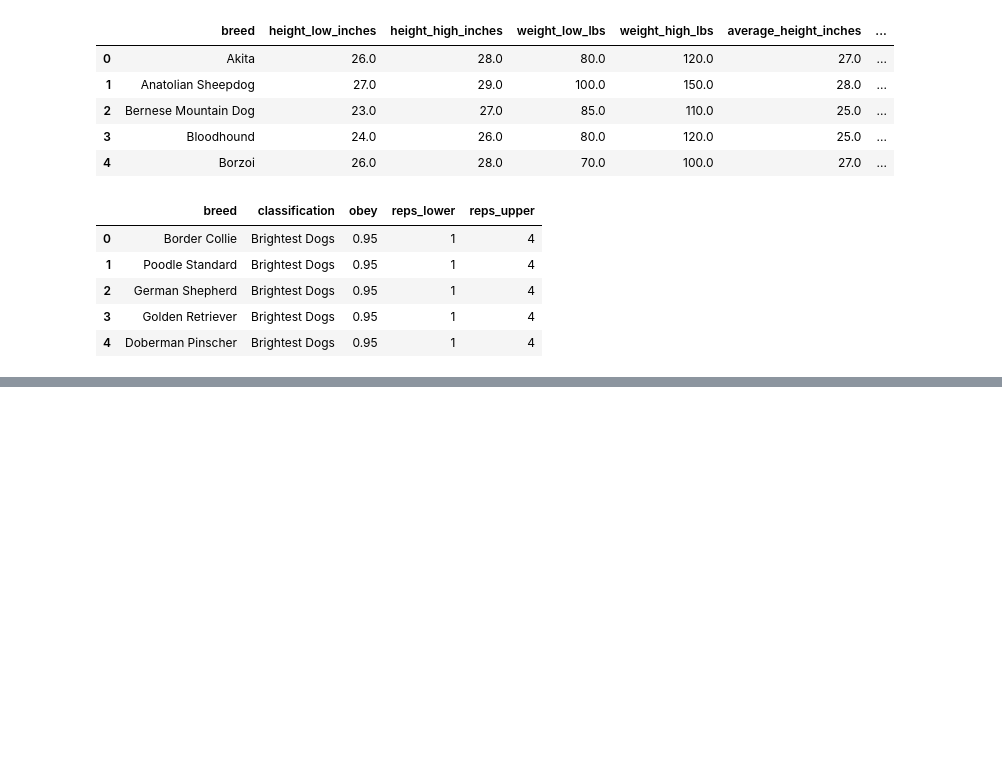
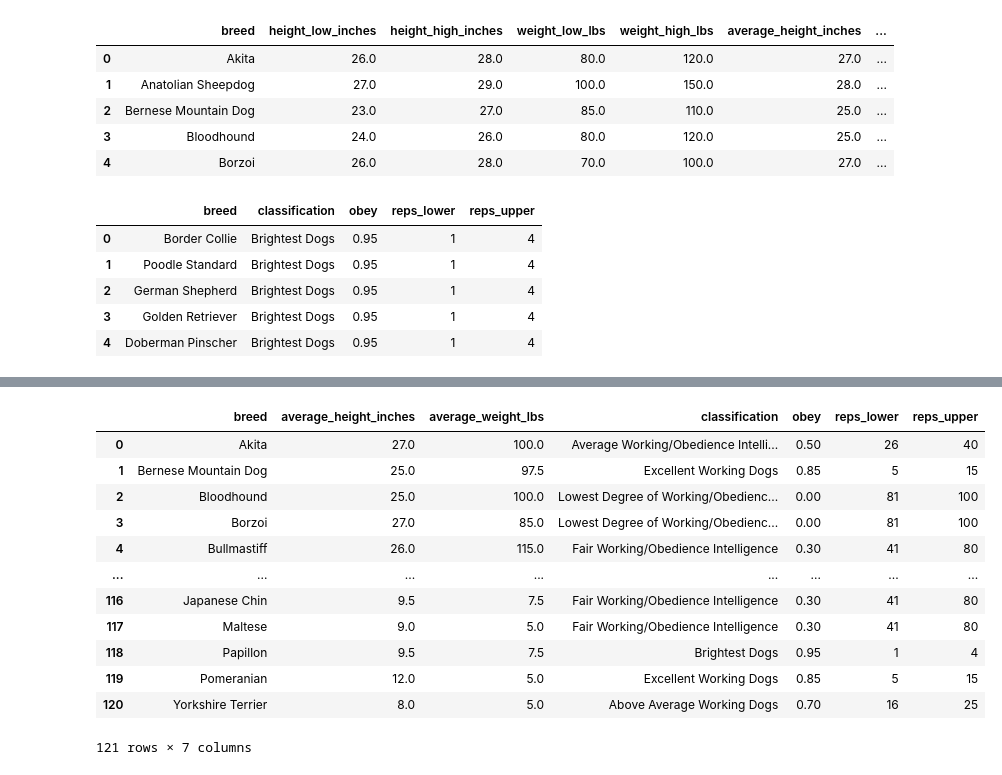
Before and after one commit to alissavokes/ETL-Dog-Intelligence, a Jupyter notebook: data_etl.ipynb, the cells around one changed output, grey strips where cells are left out. Drawn from its saved outputs; the diff is of its cells as text; code cells hidden in the pictures; blank space fills up the shorter version.

Commit message:
updated table join query

```diff
--- a/data_etl.ipynb
+++ b/data_etl.ipynb
@@ -361,2 +344,25 @@ pd.read_sql_query("select * from dog_intelligence inner join breed_info on dog_i
+# %%
+#perform sql join
+dog_data = ('SELECT breed_info.breed, breed_info.average_height_inches, '
+            'breed_info.average_weight_lbs, dog_intelligence.classification, '
+            'dog_intelligence.obey, dog_intelligence.reps_lower, dog_intelligence.reps_upper '
+            'FROM breed_info '
+            'INNER JOIN dog_intelligence ON breed_info.breed = dog_intelligence.breed')
+
+pd.read_sql_query(dog_data, con=engine)
+# %% [output]
+|  | breed | average_height_inches | average_weight_lbs | classification | obey | reps_lower | reps_upper |
+| 0 | Akita | 27.0 | 100.0 | Average Working/Obedience Intelli... | 0.50 | 26 | 40 |
+| 1 | Bernese Mountain Dog | 25.0 | 97.5 | Excellent Working Dogs | 0.85 | 5 | 15 |
+| 2 | Bloodhound | 25.0 | 100.0 | Lowest Degree of Working/Obedienc... | 0.00 | 81 | 100 |
+| 3 | Borzoi | 27.0 | 85.0 | Lowest Degree of Working/Obedienc... | 0.00 | 81 | 100 |
+| 4 | Bullmastiff | 26.0 | 115.0 | Fair Working/Obedience Intelligence | 0.30 | 41 | 80 |
+| ... | ... | ... | ... | ... | ... | ... | ... |
+| 116 | Japanese Chin | 9.5 | 7.5 | Fair Working/Obedience Intelligence | 0.30 | 41 | 80 |
+| 117 | Maltese | 9.0 | 5.0 | Fair Working/Obedience Intelligence | 0.30 | 41 | 80 |
+| 118 | Papillon | 9.5 | 7.5 | Brightest Dogs | 0.95 | 1 | 4 |
+| 119 | Pomeranian | 12.0 | 5.0 | Excellent Working Dogs | 0.85 | 5 | 15 |
+| 120 | Yorkshire Terrier | 8.0 | 5.0 | Above Average Working Dogs | 0.70 | 16 | 25 |
+121 rows × 7 columns
 # %%
 #export dataset to csv
```
Also changed, not shown: parts of 6 cells of this notebook, 1 other file.
